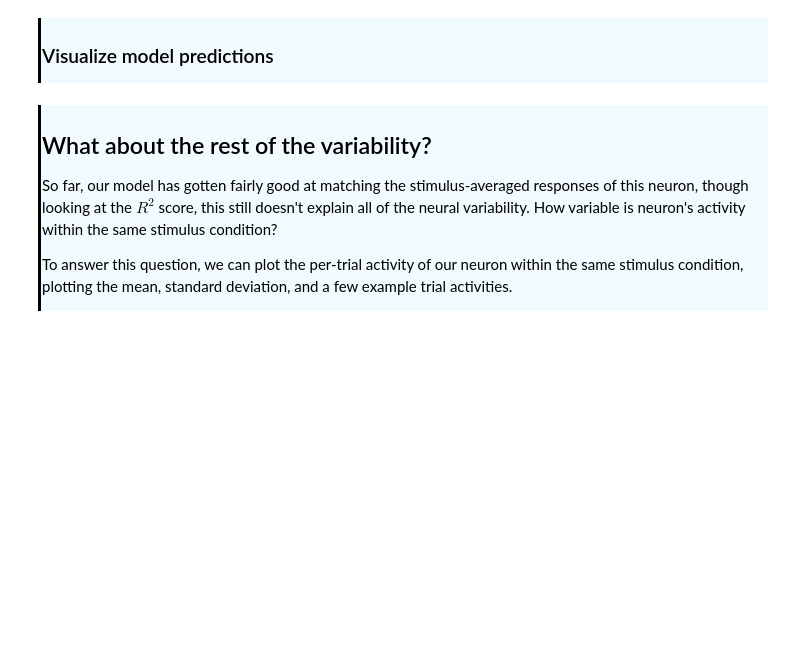
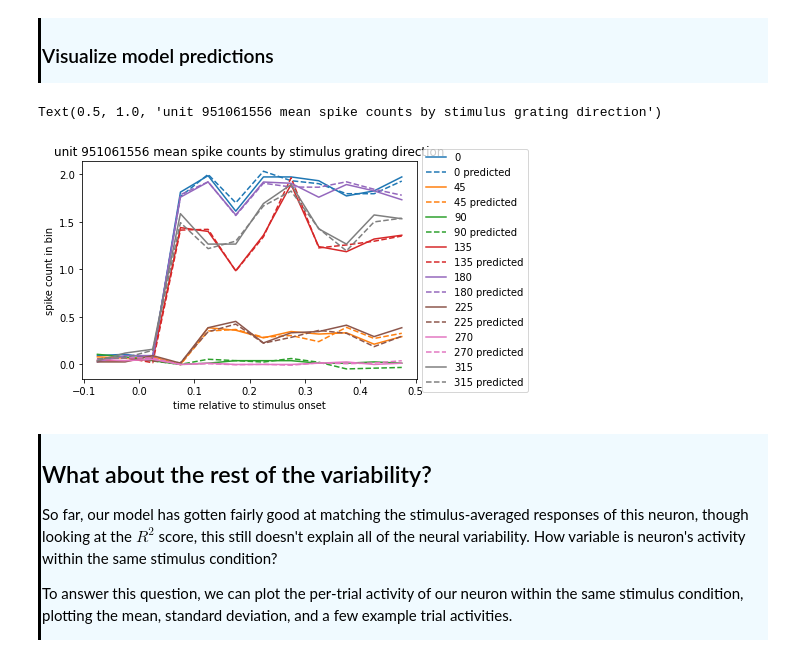
Before and after one commit to AllenInstitute/swdb_variability, a Jupyter notebook: code/Day5_NeuralVariabilityAndDynamics.ipynb, the cells around one changed output. Saved outputs shown, nothing was run; the diff lists cells and outputs as text; code cells hidden in the pictures; blank space fills up the shorter version.

```diff
--- a/code/Day5_NeuralVariabilityAndDynamics.ipynb
+++ b/code/Day5_NeuralVariabilityAndDynamics.ipynb
@@ -437,18 +541,38 @@ What are the drawbacks of this model? What are some interesting insights this mo
 <div style="border-left: 3px solid #000; padding: 1px; padding-left: 10px; background: #F0FAFF; ">
     <h3> Train models </h3>
 </div>
+# %%
+# prepare the data matrices for model 2
+def get_X_model_2(orientations, time_bin_idx):
+    """
+    Generates design matrix for Model 2
+    Args:
+        orientations: an array of orientations as degrees, of length n_trials. Assumes that
+            orientations are in 45 degree increments, with 8 unique values.
+        time_bin_idx: desired time bin index in a trial
+    Returns:
+        an array of shape (n_trials, 8). array has values either 0 or 1, with one 1 existing per row,
+            indicating which orientations was present for that trial.
+    """
+    presentation_time_bin_start = 2
+    if time_bin_idx < presentation_time_bin_start:
+        X_model_2 = np.zeros((orientations.shape[0], 8))
+    else:
+        X_model_2 = get_one_hot_encoding(orientations)
+
+    return X_model_2
 # %%
 lin_reg_results = []
 Y_train_preds = []
 Y_test_preds = []
 
 # per time bin, train a separate model
-for i in range(spikes_train.shape[1]):
+for time_bin_idx in range(spikes_train.shape[1]):
     reg = LinearRegression()
-    X_train = get_one_hot_encoding(orientations_train)
-    Y_train = spikes_train[:, i]
+    X_train = get_X_model_2(orientations_train, time_bin_idx)
+    Y_train = spikes_train[:, time_bin_idx]
 
-    X_test = get_one_hot_encoding(orientations_test)
+    X_test = get_X_model_2(orientations_test, time_bin_idx)
 
     reg.fit(X_train, Y_train)
 
@@ -479,20 +608,24 @@ plot_model_scores(model_scores)
 # %%
 # plot regression result
 fig, ax = plt.subplots()
 
 for orientation in unique_orientations:
     trial_ids = presentations[presentations.orientation == orientation].index.values
     data = spikes.loc[trial_ids, :, unit_id]
     mean = data.mean(dim="stimulus_presentation_id")
     line, = ax.plot(data["time_relative_to_stimulus_onset"], mean, label=int(orientation))
-    predictions = [reg.predict(get_one_hot_encoding(np.array([orientation]))) for reg in lin_reg_results]
+    predictions = [reg.predict(get_X_model_2(np.array([orientation]), time_bin_idx))
+                    for time_bin_idx, reg in enumerate(lin_reg_results)]
     ax.plot(data["time_relative_to_stimulus_onset"], predictions, color=line.get_color(), linestyle="--", label=f"{int(orientation)} predicted")
 lgd_bbox_to_anchor = (1., 0.5)
 lgd_loc = "center left"
 ax.legend(bbox_to_anchor=lgd_bbox_to_anchor, loc=lgd_loc)
 ax.set_xlabel("time relative to stimulus onset")
 ax.set_ylabel("spike count in bin")
 ax.set_title(f"unit {unit_id} mean spike counts by stimulus grating direction")
+# %% [output]
+Text(0.5, 1.0, 'unit 951061556 mean spike counts by stimulus grating direction')
+[figure, added]
 # %% [markdown]
 <div style="border-left: 3px solid #000; padding: 1px; padding-left: 10px; background: #F0FAFF; ">
     <h2> What about the rest of the variability? </h2>
```
Also changed, not shown: parts of 89 cells of this notebook, 2 other files.
